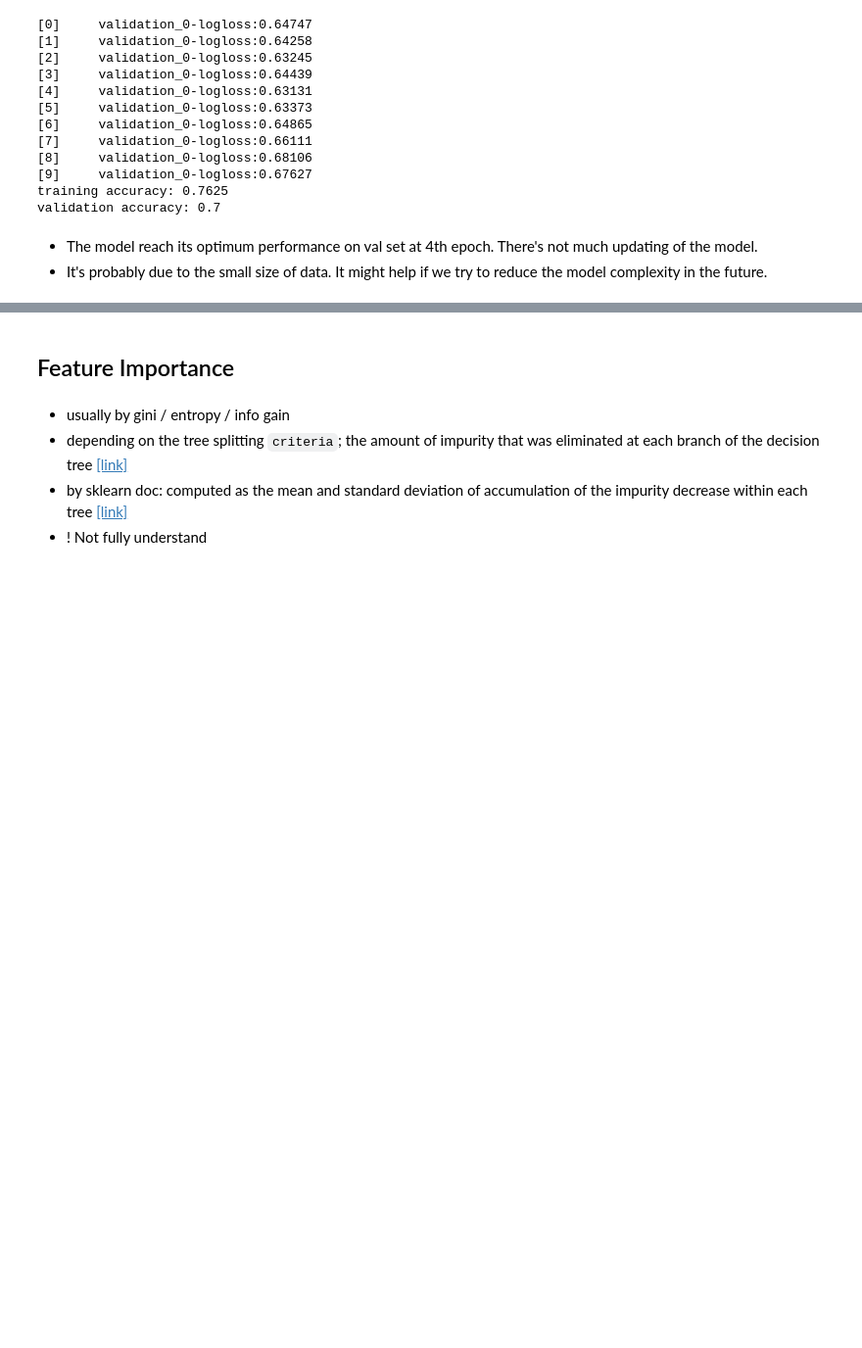
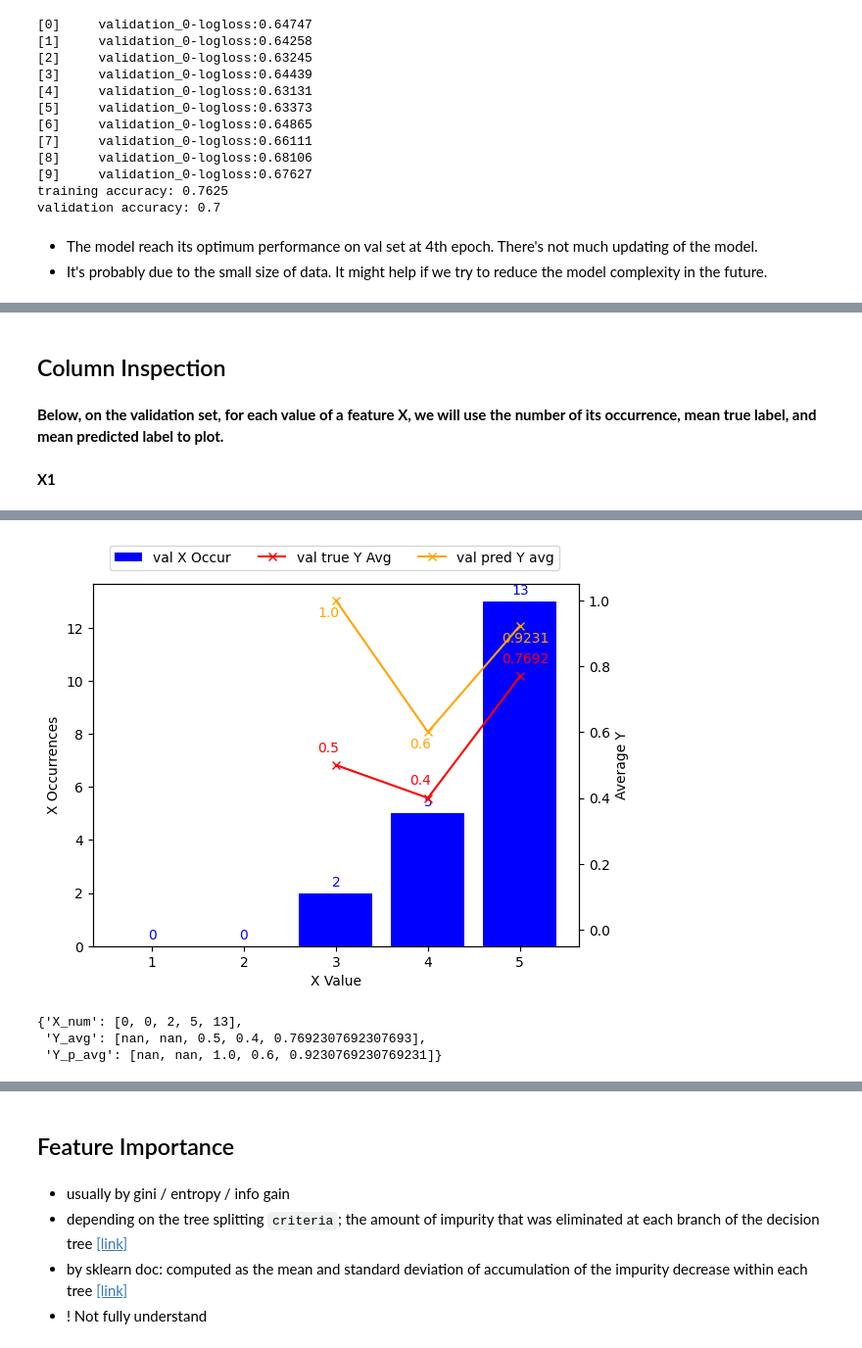
Before and after one commit to Arnoldzyf/Apziva-Projects, a Jupyter notebook: 1_happy_customers.ipynb, the cells around one changed output, grey strips where cells are left out. Shown at 98% size. Drawn from its saved outputs; the diff is of its cells as text; code cells hidden in the pictures; blank space fills up the shorter version.

Commit message:
Eval - Column Inspection - change to true vs pred on val set

```diff
--- a/1_happy_customers.ipynb
+++ b/1_happy_customers.ipynb
@@ -361,0 +446,2 @@ validation accuracy: 0.7
+# %% [markdown]
+## Column Inspection
@@ -361,0 +507,7 @@ validation accuracy: 0.7
+# %% [markdown]
+**Below, on the validation set, for each value of a feature X, we will use the number of its occurrence, mean true label, and mean predicted label to plot.**
+# %% [markdown]
+**X1**
+# %%
+show_val_avg_Y_and_X_occr(val['X1'], val['Y'], val['Y_'])
+# %% [output]
@@ -361,0 +522,4 @@ validation accuracy: 0.7
+[figure, added]
+{'X_num': [0, 0, 2, 5, 13],
+ 'Y_avg': [nan, nan, 0.5, 0.4, 0.7692307692307693],
+ 'Y_p_avg': [nan, nan, 1.0, 0.6, 0.9230769230769231]}
```
Also changed, not shown: parts of 47 cells of this notebook.
